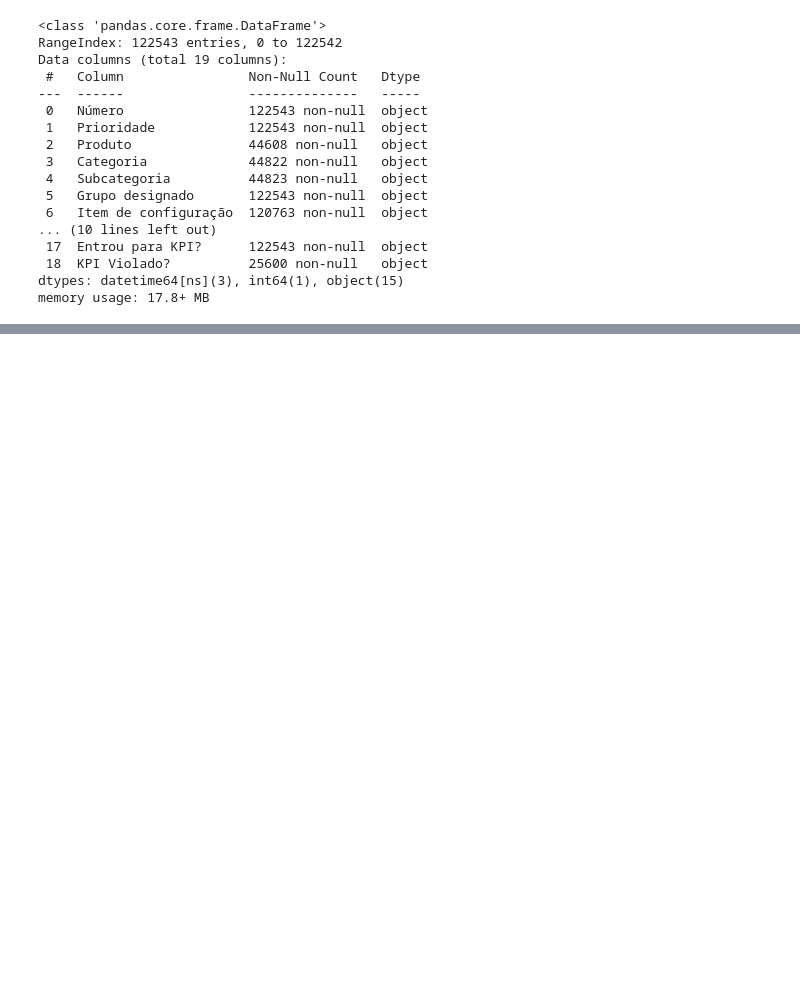
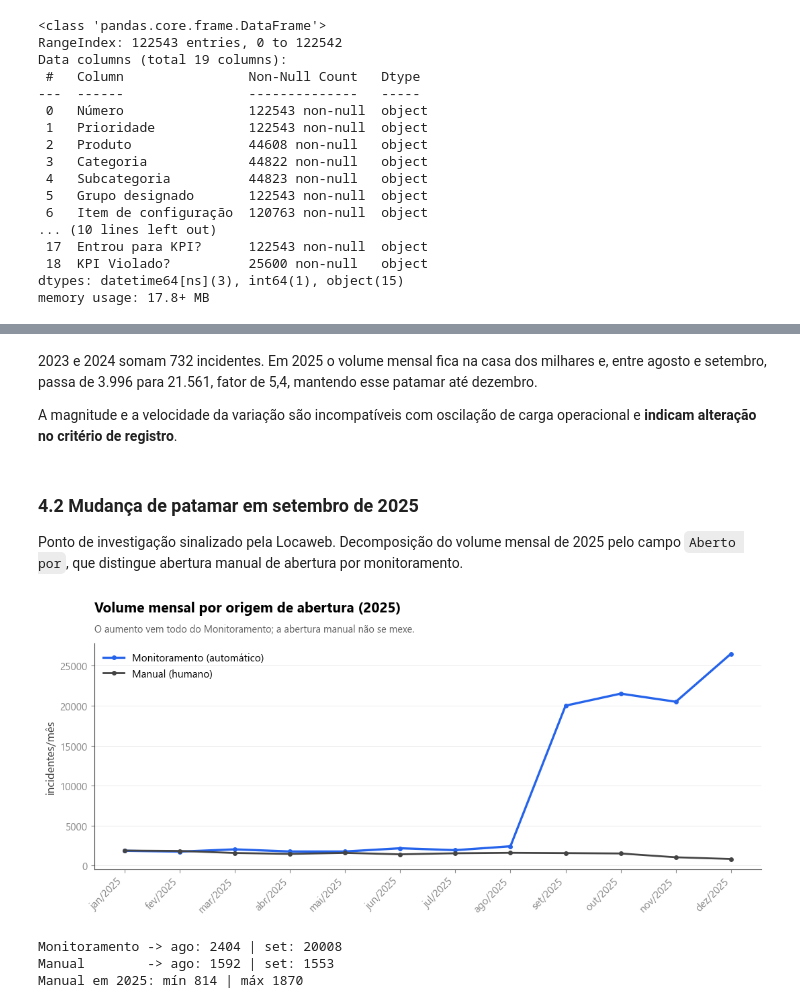
Before and after one commit to igor-vignola/LocaWeb-Cronos, a Jupyter notebook: notebooks/01_eda.ipynb, the cells around one changed output, grey strips where cells are left out. Drawn from its saved outputs; the diff is of its cells as text; code cells hidden in the pictures; blank space fills up the shorter version.

```diff
--- a/notebooks/01_eda.ipynb
+++ b/notebooks/01_eda.ipynb
@@ -688,0 +355,42 @@ top grupos: {'Team11': np.int64(114), 'Team09': np.int64(56), 'Team07': np.int64
+# %% [markdown]
+2023 e 2024 somam 732 incidentes. Em 2025 o volume mensal fica na casa dos milhares e, entre
+agosto e setembro, passa de 3.996 para 21.561, fator de 5,4, mantendo esse patamar até dezembro.
+
+A magnitude e a velocidade da variação são incompatíveis com oscilação de carga operacional e
+**indicam alteração no critério de registro**.
+# %% [markdown]
+### 4.2 Mudança de patamar em setembro de 2025
+
+Ponto de investigação sinalizado pela Locaweb. Decomposição do volume mensal de 2025 pelo campo
+`Aberto por`, que distingue abertura manual de abertura por monitoramento.
+# %%
+df_2025 = df[df['mes'].isin(MESES_2025)]
+por_origem = df_2025.pivot_table(index='mes', columns='Aberto por', values='Número',
+                                 aggfunc='count', fill_value=0).reindex(MESES_2025, fill_value=0)
+
+fig, ax = plt.subplots(figsize=(11, 5))
+x = range(len(por_origem))
+ax.plot(x, por_origem['Monitoramento'], color=CRONOS_COLORS['accent'], lw=2.4, marker='o', ms=4,
+        label='Monitoramento (automático)')
+ax.plot(x, por_origem['Manual'], color=CRONOS_COLORS['dark_gray'], lw=2.0, marker='o', ms=4,
+        label='Manual (humano)')
+titulo_cronos(ax, 'Volume mensal por origem de abertura (2025)',
+              'O aumento vem todo do Monitoramento; a abertura manual não se mexe.')
+ax.set_ylabel('incidentes/mês')
+ax.set_xticks(list(x))
+ax.set_xticklabels([rotulo_mes(m) for m in por_origem.index], rotation=45, ha='right')
+ax.legend(loc='upper left')
+fig.tight_layout()
+fig.savefig(FIGURES_DIR / '42a_origem.png', dpi=200, bbox_inches='tight', facecolor='white')
+plt.show()
+
+print('Monitoramento -> ago:', int(por_origem.loc['2025-08', 'Monitoramento']),
+      '| set:', int(por_origem.loc['2025-09', 'Monitoramento']))
+print('Manual        -> ago:', int(por_origem.loc['2025-08', 'Manual']),
+      '| set:', int(por_origem.loc['2025-09', 'Manual']))
+print('Manual em 2025: mín', int(por_origem['Manual'].min()), '| máx', int(por_origem['Manual'].max()))
+# %% [output]
+[figure, added]
+Monitoramento -> ago: 2404 | set: 20008
+Manual        -> ago: 1592 | set: 1553
+Manual em 2025: mín 814 | máx 1870
```
Also changed, not shown: parts of 84 cells of this notebook, 14 other files.
